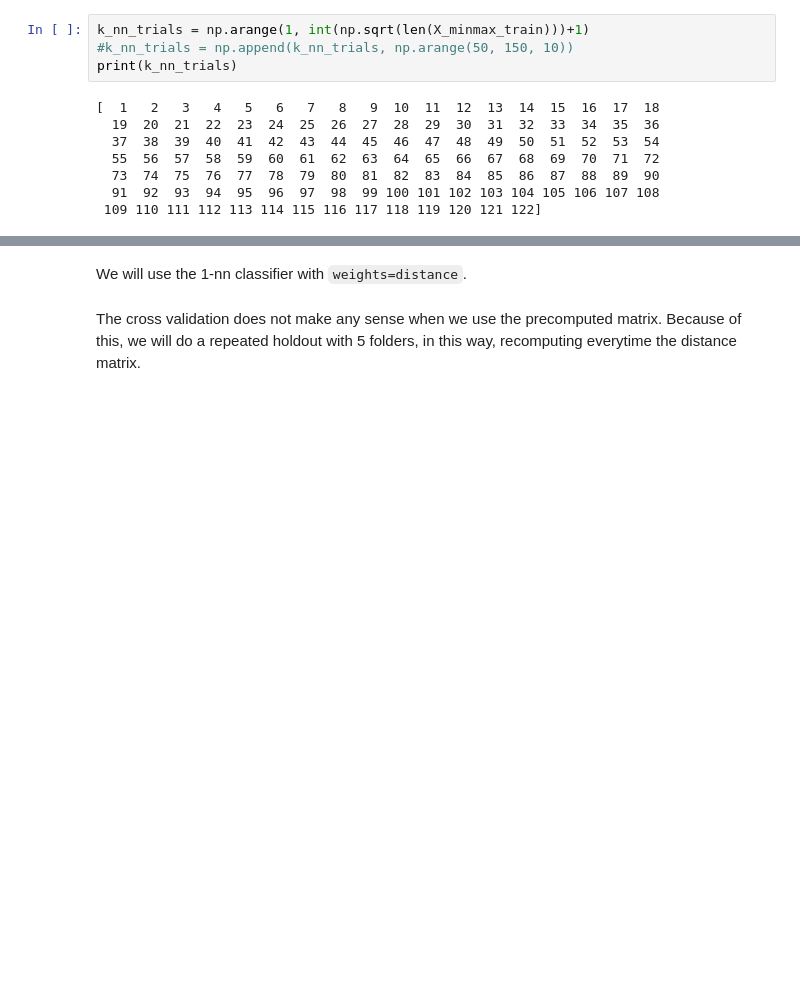
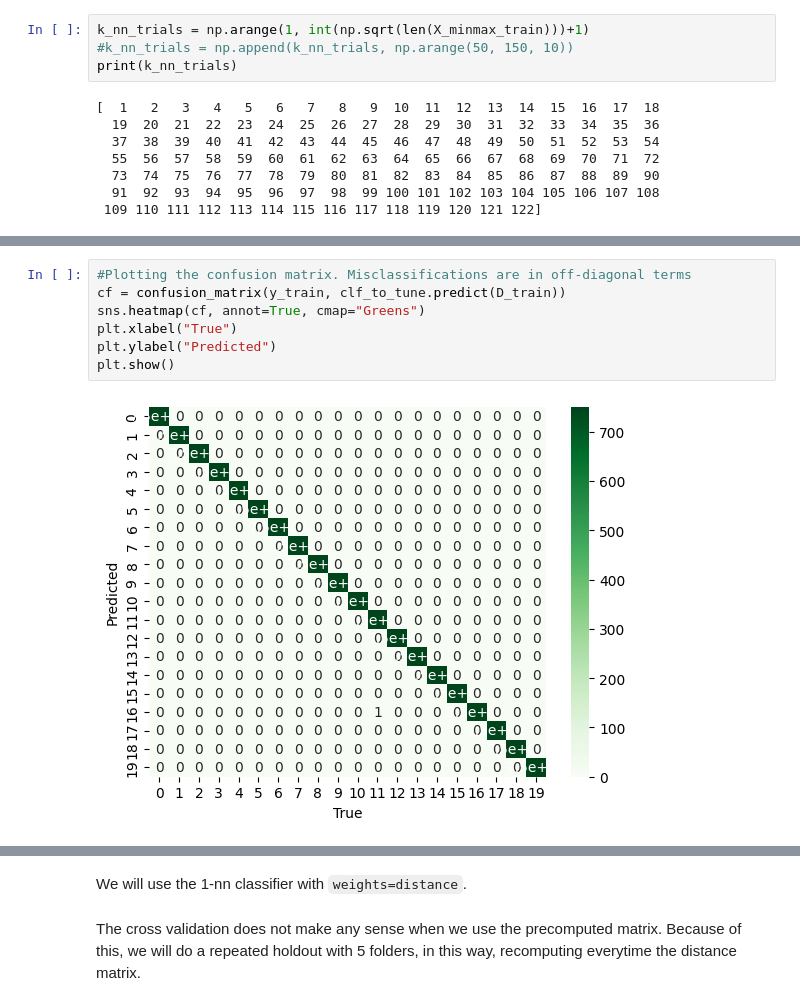
Before and after one commit to chiaratomaiuolo/Data_Mining_project, a Jupyter notebook: classification_bayes_knn.ipynb, the cells around one changed output, grey strips where cells are left out. Cells and saved outputs as stored; diff of their text form; blank space fills up the shorter version.

```diff
--- a/classification_bayes_knn.ipynb
+++ b/classification_bayes_knn.ipynb
@@ -403,0 +416,9 @@ Evaluating performances of KNN with n_neighbors = 122, the score is: 0.329933333
+# %%
+#Plotting the confusion matrix. Misclassifications are in off-diagonal terms
+cf = confusion_matrix(y_train, clf_to_tune.predict(D_train))
+sns.heatmap(cf, annot=True, cmap="Greens")
+plt.xlabel("True")
+plt.ylabel("Predicted")
+plt.show()
+# %% [output]
+[figure, added]
```
Also changed, not shown: parts of 3 cells of this notebook.
